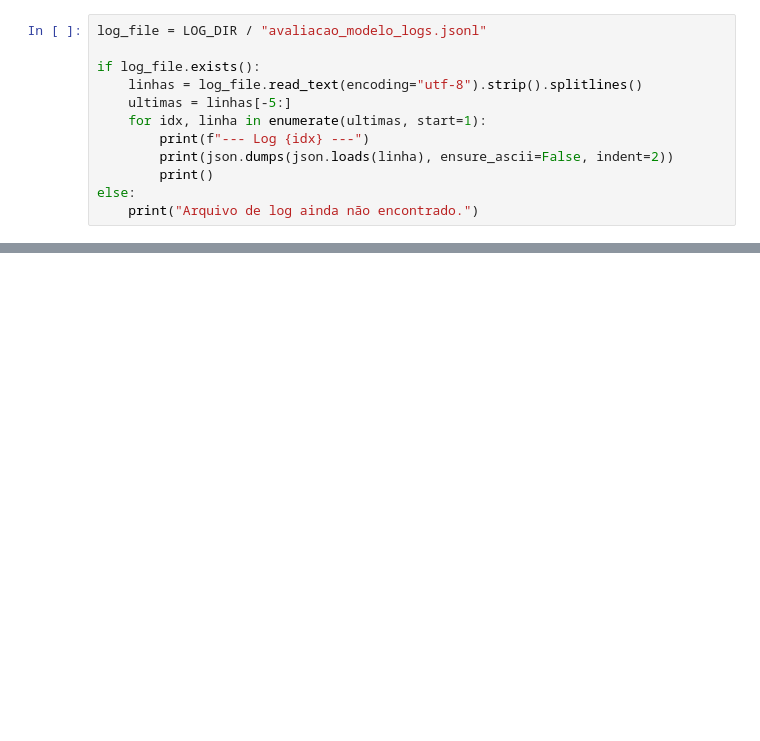
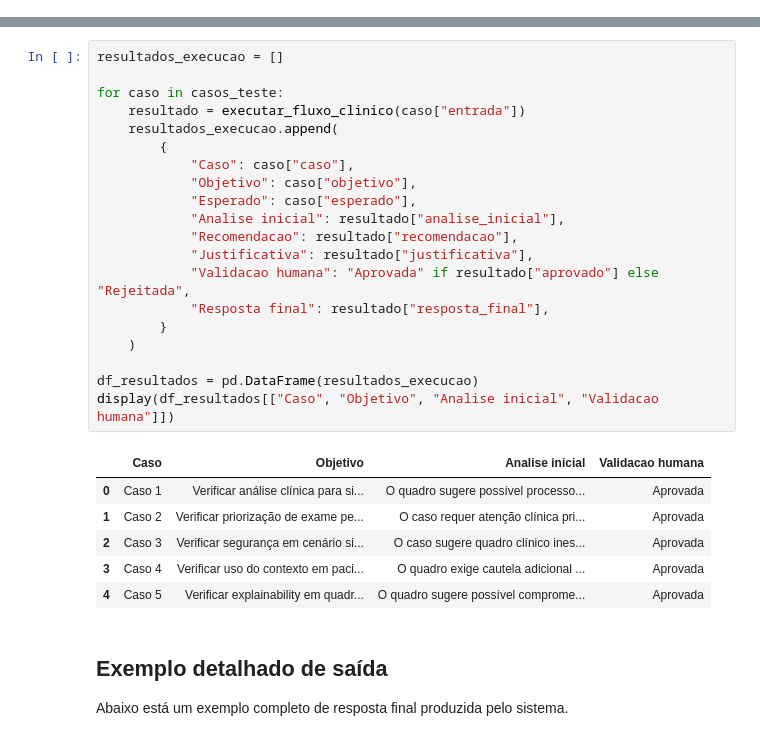
Before and after one commit to filipemoliveira/hospital-ai-diagnosis, a Jupyter notebook: notebooks/Fase 3/05_avaliacao_modelo/avaliacao_modelo.ipynb, the cells around one changed output, grey strips where cells are left out. Drawn from its saved outputs; the diff is of its cells as text; blank space fills up the shorter version.

```diff
--- a/notebooks/Fase 3/05_avaliacao_modelo/avaliacao_modelo.ipynb
+++ b/notebooks/Fase 3/05_avaliacao_modelo/avaliacao_modelo.ipynb
@@ -433,12 +0,0 @@ A célula abaixo lê as últimas entradas do log gerado durante a execução des
-# %%
-log_file = LOG_DIR / "avaliacao_modelo_logs.jsonl"
-
-if log_file.exists():
-    linhas = log_file.read_text(encoding="utf-8").strip().splitlines()
-    ultimas = linhas[-5:]
-    for idx, linha in enumerate(ultimas, start=1):
-        print(f"--- Log {idx} ---")
-        print(json.dumps(json.loads(linha), ensure_ascii=False, indent=2))
-        print()
-else:
-    print("Arquivo de log ainda não encontrado.")
@@ -459,0 +439,31 @@ Este notebook complementa os notebooks anteriores ao fornecer uma camada formal
+# %%
+resultados_execucao = []
+
+for caso in casos_teste:
+    resultado = executar_fluxo_clinico(caso["entrada"])
+    resultados_execucao.append(
+        {
+            "Caso": caso["caso"],
+            "Objetivo": caso["objetivo"],
+            "Esperado": caso["esperado"],
+            "Analise inicial": resultado["analise_inicial"],
+            "Recomendacao": resultado["recomendacao"],
+            "Justificativa": resultado["justificativa"],
+            "Validacao humana": "Aprovada" if resultado["aprovado"] else "Rejeitada",
+            "Resposta final": resultado["resposta_final"],
+        }
+    )
+
+df_resultados = pd.DataFrame(resultados_execucao)
+display(df_resultados[["Caso", "Objetivo", "Analise inicial", "Validacao humana"]])
+# %% [output]
+|  | Caso | Objetivo | Analise inicial | Validacao humana |
+| 0 | Caso 1 | Verificar análise clínica para si... | O quadro sugere possível processo... | Aprovada |
+| 1 | Caso 2 | Verificar priorização de exame pe... | O caso requer atenção clínica pri... | Aprovada |
+| 2 | Caso 3 | Verificar segurança em cenário si... | O caso sugere quadro clínico ines... | Aprovada |
+| 3 | Caso 4 | Verificar uso do contexto em paci... | O quadro exige cautela adicional ... | Aprovada |
+| 4 | Caso 5 | Verificar explainability em quadr... | O quadro sugere possível comprome... | Aprovada |
+# %% [markdown]
+## Exemplo detalhado de saída
+
+Abaixo está um exemplo completo de resposta final produzida pelo sistema.
```
Also changed, not shown: parts of 38 cells of this notebook, 1 other file.
